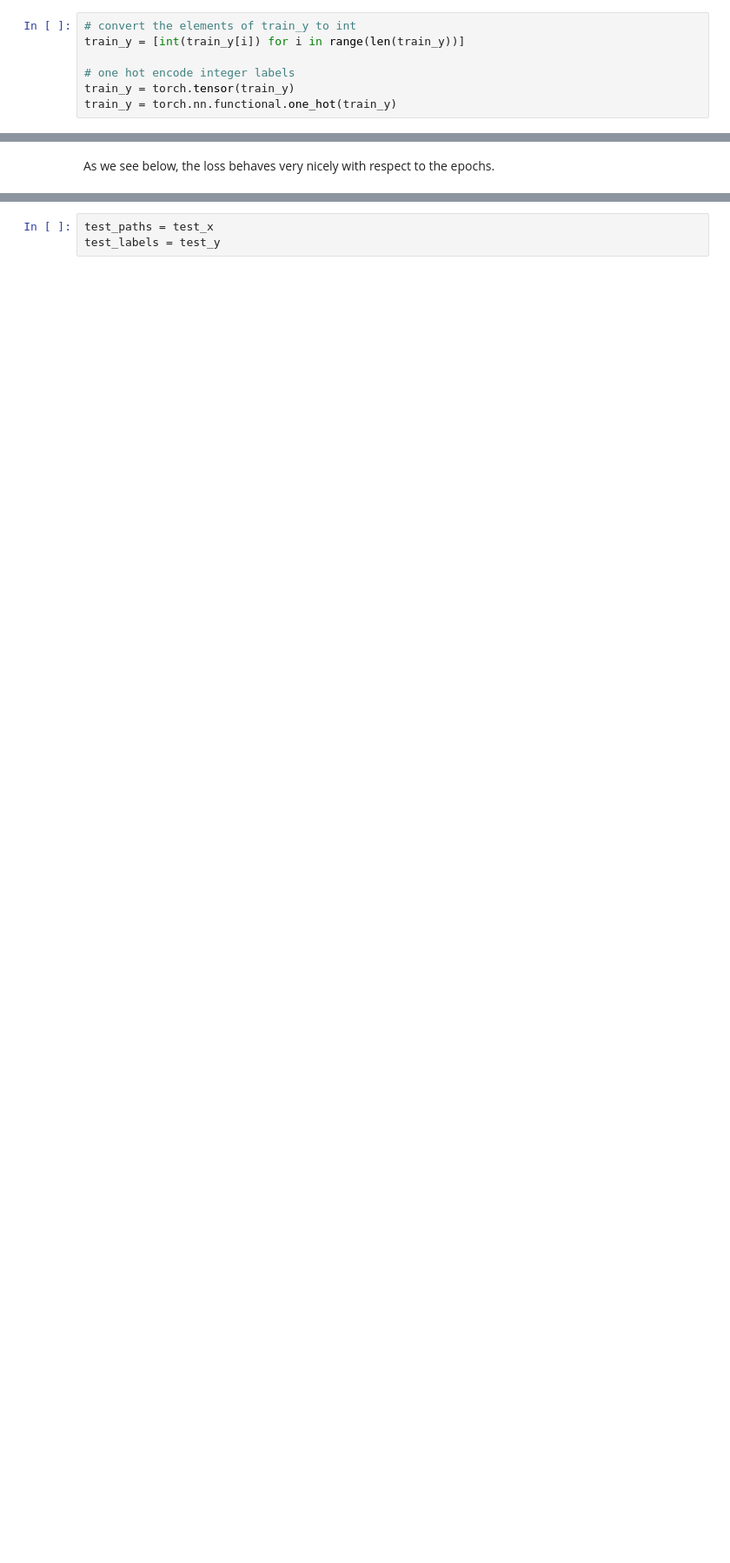
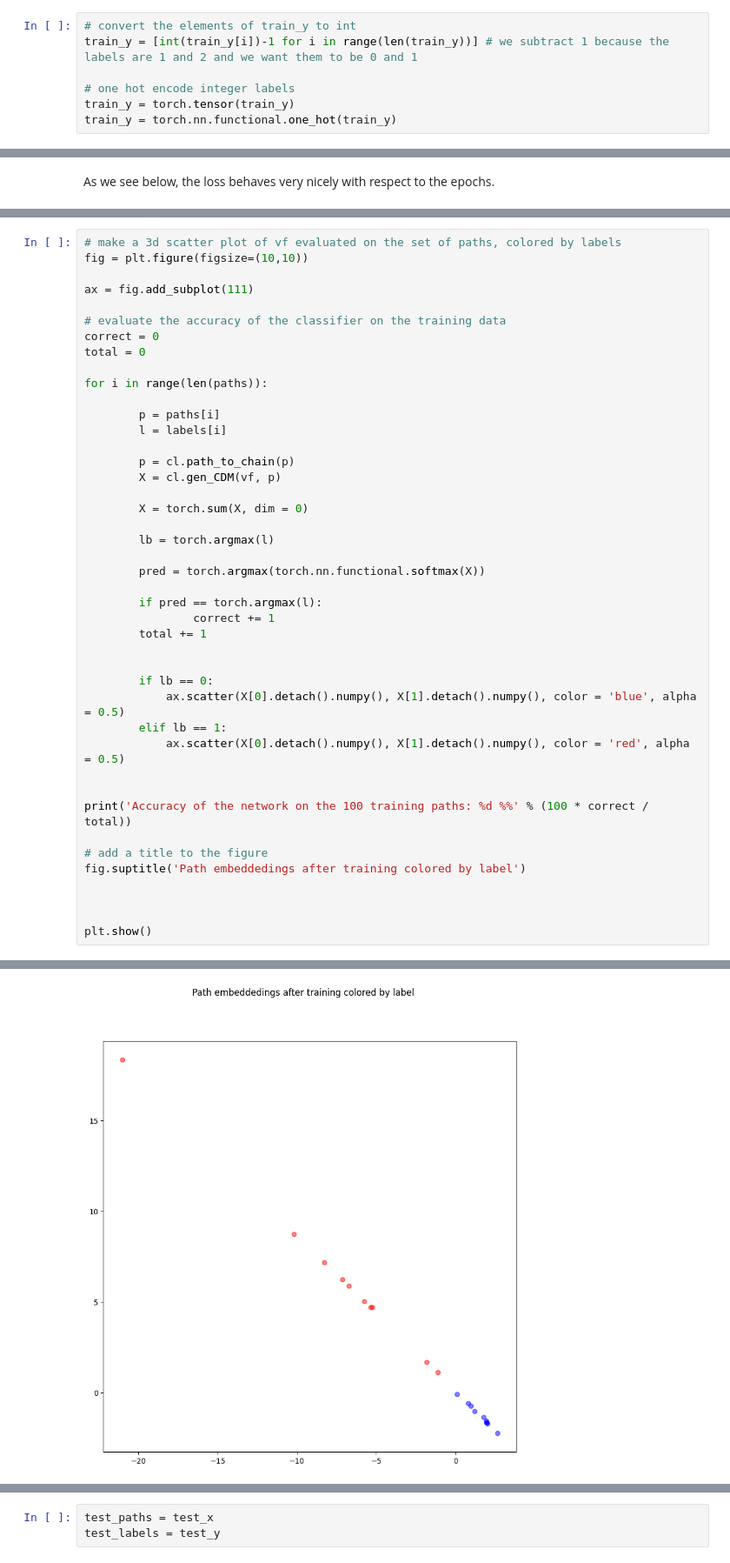
Before and after one commit to aidos-lab/neural-k-forms, a Jupyter notebook: path-classification.ipynb, the cells around one changed output, grey strips where cells are left out. Shown at 87% size. Drawn from its saved outputs; the diff is of its cells as text; blank space fills up the shorter version.

```diff
--- a/path-classification.ipynb
+++ b/path-classification.ipynb
@@ -91,6 +57,6 @@ tensor([[0, 1, 0],
 # %%
 # convert the elements of train_y to int
-train_y = [int(train_y[i]) for i in range(len(train_y))]
+train_y = [int(train_y[i])-1 for i in range(len(train_y))] # we subtract 1 because the labels are 1 and 2 and we want them to be 0 and 1
 
 # one hot encode integer labels
 train_y = torch.tensor(train_y)
@@ -692,0 +350,44 @@ test_x
+# %%
+# make a 3d scatter plot of vf evaluated on the set of paths, colored by labels
+fig = plt.figure(figsize=(10,10))
+
+ax = fig.add_subplot(111)
+
+# evaluate the accuracy of the classifier on the training data
+correct = 0
+total = 0
+
+for i in range(len(paths)):
+
+        p = paths[i]
+        l = labels[i]
+
+        p = cl.path_to_chain(p)
+        X = cl.gen_CDM(vf, p)
+
+        X = torch.sum(X, dim = 0)
+
+        lb = torch.argmax(l)
+
+        pred = torch.argmax(torch.nn.functional.softmax(X))
+
+        if pred == torch.argmax(l):
+                correct += 1
+        total += 1
+
+
+        if lb == 0:
+            ax.scatter(X[0].detach().numpy(), X[1].detach().numpy(), color = 'blue', alpha = 0.5)
+        elif lb == 1:
+            ax.scatter(X[0].detach().numpy(), X[1].detach().numpy(), color = 'red', alpha = 0.5)
+
+
+print('Accuracy of the network on the 100 training paths: %d %%' % (100 * correct / total))
+
+# add a title to the figure
+fig.suptitle('Path embeddedings after training colored by label')
+
+
+
+plt.show()
+# %% [output]
@@ -692,0 +395 @@ test_x
+[figure, added]
```
Also changed, not shown: parts of 69 cells of this notebook.
